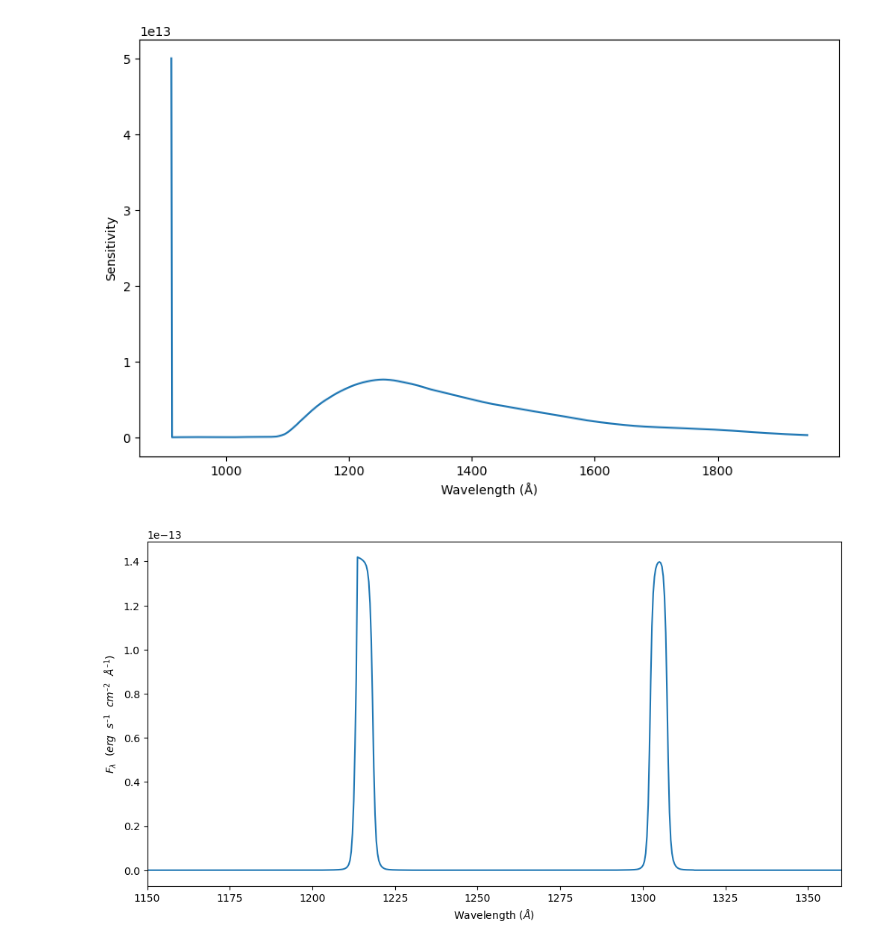
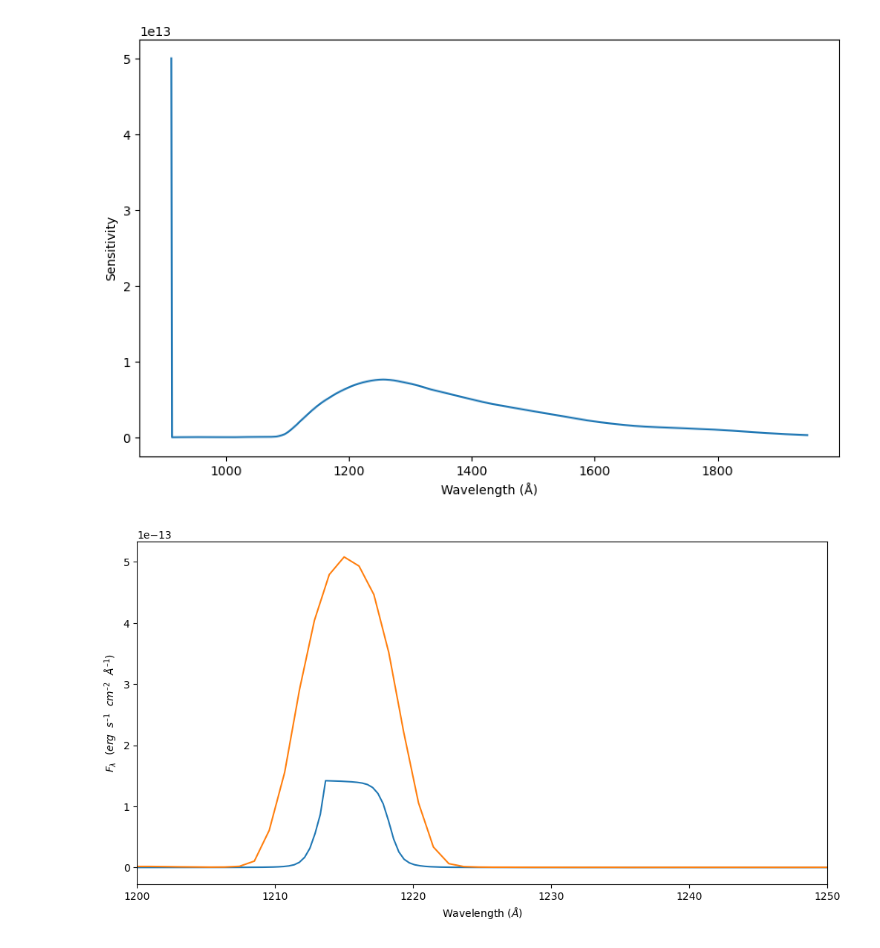
Before and after one commit to seratsaad/ticktock, a Jupyter notebook: geocor_ corr.ipynb, the cells around one changed output. Drawn from its saved outputs; the diff is of its cells as text; code cells hidden in the pictures.

```diff
--- a/geocor_ corr.ipynb
+++ b/geocor_ corr.ipynb
@@ -101,7 +101,7 @@ CRDS_VER= '11.16.9, b11.4.0, 64d96076d89b32a5687a6b77bb910ab93b3a99b3'
 # Binning the data
 z = 0.081
 
-bin_width = 3
+bin_width = 1
 bins = np.arange(min(t["Wavelength"]), max(t["Wavelength"]) + bin_width, bin_width)
 bin_centers = 0.5 * (bins[:-1] + bins[1:])
 
@@ -144,8 +144,8 @@ central_wavelength = 1216
 half_box_width_angstroms = projected_aperture_width_angstroms / 2
 
 # Plot the box profile
-plt.axvspan(central_wavelength - half_box_width_angstroms, central_wavelength + half_box_width_angstroms,
-            color='blue', alpha=0.3, label=f'Box Profile: {projected_aperture_width_angstroms:.2f} Å')
+#plt.axvspan(central_wavelength - half_box_width_angstroms, central_wavelength + half_box_width_angstroms,
+#            color='blue', alpha=0.3, label=f'Box Profile: {projected_aperture_width_angstroms:.2f} Å')
 
 plt.xlabel("Wavelength ($\AA$)")
 plt.ylabel("$f_{\lambda} 10^{-17} erg s^{-1} cm^{-2} \AA^{-1}$")
@@ -177,9 +177,9 @@ from pathlib import Path
 # These will be important directories for the Notebook
 
 cwd = Path(".")
-datadir = "C:/Users/serat/Downloads/AGN/data/"
+datadir = cwd / "data"
 outputdir = cwd / "output"
 plotsdir = cwd / "output" / "plots"
 
 # Make the directories if they don't exist
-#datadir.mkdir(exist_ok=True), outputdir.mkdir(exist_ok=True), plotsdir.mkdir(exist_ok=True)
+datadir.mkdir(exist_ok=True), outputdir.mkdir(exist_ok=True), plotsdir.mkdir(exist_ok=True)
@@ -611,7 +613,7 @@ width = 5.22
 
 box_profile = np.zeros_like(wavelength)
 half_width = width / 2
-box_profile[(wavelength >= (oi - half_width)) & (wavelength <= (oi + half_width))] = 1.0
+#box_profile[(wavelength >= (oi - half_width)) & (wavelength <= (oi + half_width))] = 1.0
 box_profile[(wavelength >= (lyalpha - half_width)) & (wavelength <= (lyalpha + half_width))] = 1.0
 
 
@@ -633,15 +635,15 @@ voigt_shape = functional_models.Voigt1D(
 wvln_in = wavelength
 
 spec_in = box_profile
-#spec_in /= max(spec_in)  # Normalize the y data to a max of 1
+spec_in /= max(spec_in)  # Normalize the y data to a max of 1
 
 ##### Run the convolution
 wvln_out, spec_out = convolve_lsf(
     wvln_in,
     spec_in,
     800,
-    str(datadir+ LSF_file_name),
-    str(datadir + param_dict["DISPTAB"]),
+    str(datadir/ LSF_file_name),
+    str(datadir/ param_dict["DISPTAB"]),
 )
 # %%
 ##### Make a plot from the data generated above:
@@ -690,22 +692,23 @@ plt.show()
 # %%
 wl1 = wvln_out
 flux1 = spec_out
 wl2 = wl
 flux2 = sns
 
 interp_flux1 = interp1d(wl1, flux1, kind='linear', bounds_error=False, fill_value="extrapolate")
 flux1_interp = interp_flux1(wl2)
 
 combined_flux = (flux1_interp / flux2)
 
 plt.figure(figsize=(12, 6))
 #plt.plot(wl2, flux2, label='Sensitivity')
 #plt.plot(wl2, flux1_interp, label='Interpolated Flux 1')
 plt.plot(wl2, combined_flux, label='Combined Flux')
+plt.plot(binned_wl, binned_flux*1e-17)
 plt.xlabel('Wavelength ($\AA$)')
 plt.ylabel(r'$F_{\lambda} \:\:\:(erg \:\:\: s^{–1} \:\:\: cm^{–2} \:\:\: \AA^{–1})$')
-plt.xlim(1150,1360)
+plt.xlim(1200,1250)
 #plt.ylim(0.2,0.8e13)
 plt.show()
 # %% [output]
-[figure, old version]
+[figure, new version]
```
Also changed, not shown: parts of 4 cells of this notebook.
